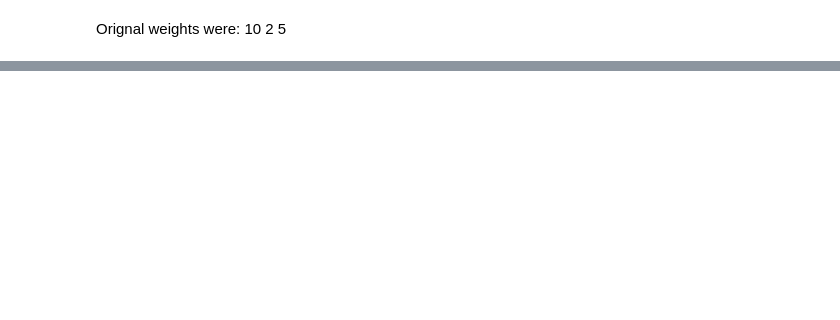
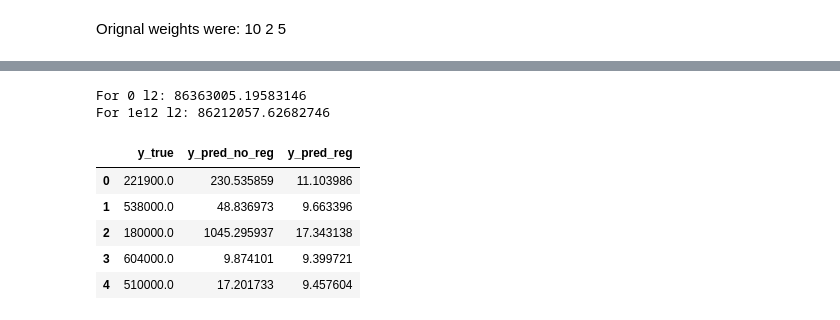
Before and after one commit to nauman-chaudhary/LinearRegression, a Jupyter notebook: Ridge Regression - L2 Regularization.ipynb, the cells around one changed output, grey strips where cells are left out. Saved outputs shown, nothing was run; the diff lists cells and outputs as text; code cells hidden in the pictures; blank space fills up the shorter version.

```diff
--- a/Ridge Regression - L2 Regularization.ipynb
+++ b/Ridge Regression - L2 Regularization.ipynb
@@ -123,0 +142,5 @@ np.multiply(w,1-2*ss*l2)
+# %%
+start_time = time.time()
+i,weights_l2_0, grads, costs = gradient_descent(x=data, y=target,alpha=1e-12,tolerance_cost=1e-7,
+                                               tolerance_gradient=1e-7, max_iter=1000,l2_regularization=0)
+end_time = time.time()
@@ -123,0 +206,16 @@ np.multiply(w,1-2*ss*l2)
+# %%
+print('For 0 l2:',root_mean_squared_error(result_l2_0,target,target.shape[0]))
+print('For 1e12 l2:',root_mean_squared_error(result_l2_1e11,target,target.shape[0]))
+# %% [output]
+For 0 l2: 86363005.19583146
+For 1e12 l2: 86212057.62682746
+# %%
+df = pd.DataFrame({'y_true': target[:,0], 'y_pred_no_reg': result_l2_0, 'y_pred_reg': result_l2_1e11})
+df.head()
+# %% [output]
+|  | y_true | y_pred_no_reg | y_pred_reg |
+| 0 | 221900.0 | 230.535859 | 11.103986 |
+| 1 | 538000.0 | 48.836973 | 9.663396 |
+| 2 | 180000.0 | 1045.295937 | 17.343138 |
+| 3 | 604000.0 | 9.874101 | 9.399721 |
+| 4 | 510000.0 | 17.201733 | 9.457604 |
```
Also changed, not shown: parts of 28 cells of this notebook.
